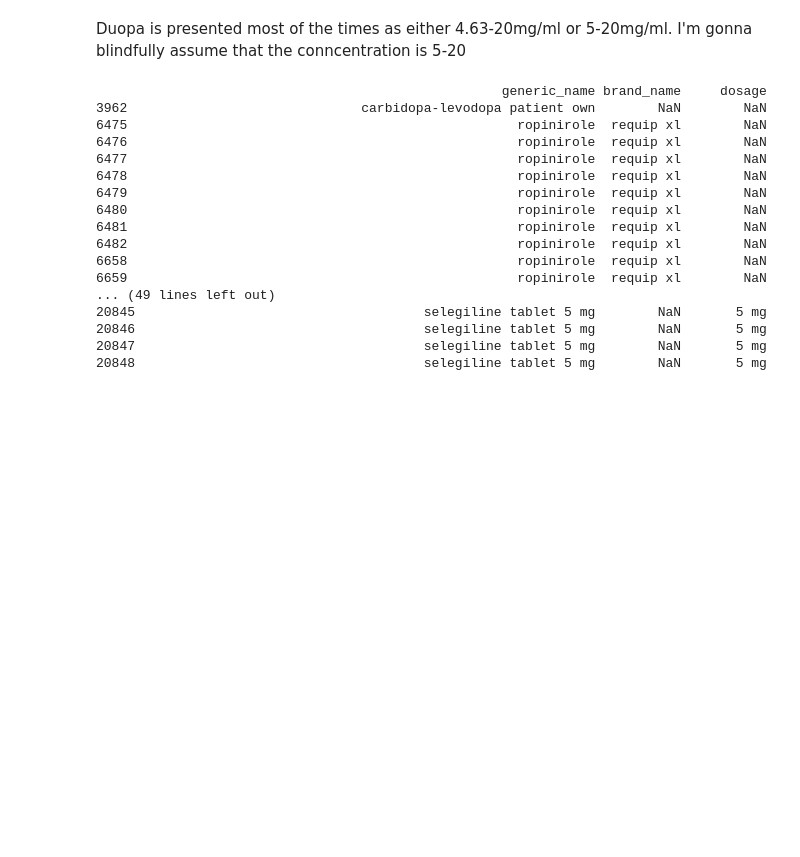
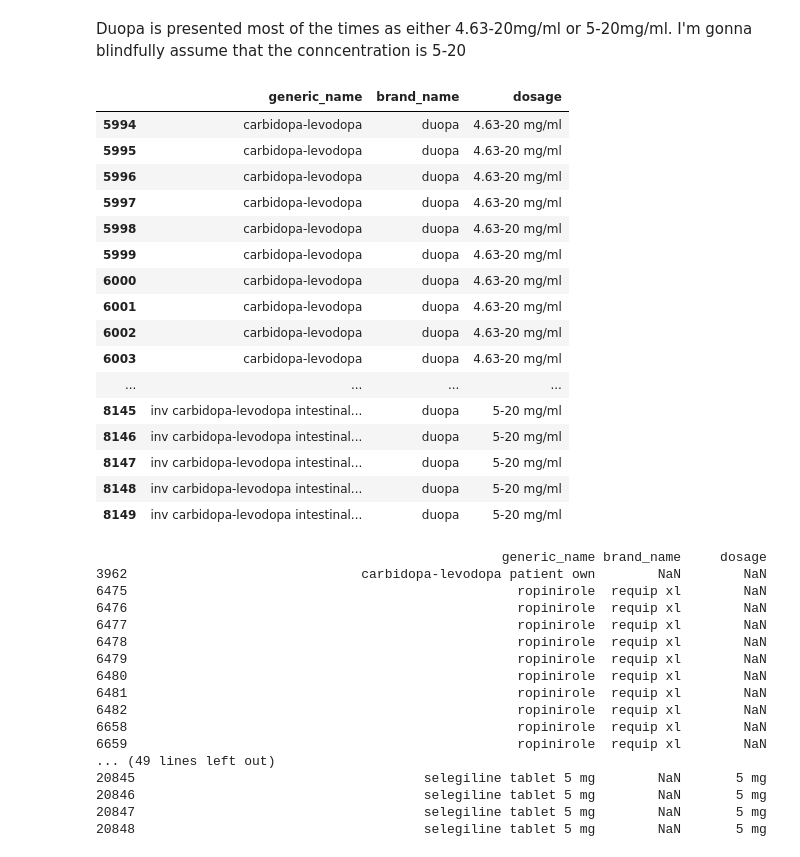
Before and after one commit to rdiazrincon/motor_fluctuations_pd, a Jupyter notebook: motor_fluctuations_pd.ipynb, the cells around one changed output. Drawn from its saved outputs; the diff is of its cells as text; code cells hidden in the pictures; blank space fills up the shorter version.

```diff
--- a/motor_fluctuations_pd.ipynb
+++ b/motor_fluctuations_pd.ipynb
@@ -372,39 +395,39 @@ drug_names_pattern = r"([\w\s-]+)\s(?:\(([\w\s-]+)\)\s*)?"
 dosage_pattern = r"\d+(?:\.\d+)?(?:-\d+(?:\.\d+)?)*(?:\s*(?:mg/ml|mg|ml))(?:/hr)?"
 
 # Initialize empty lists
-generic_names = []
-brand_names = []
-dosages = []
+generic_names_de = []
+brand_names_de = []
+dosages_de = []
 
 # Extract information and populate the lists
 for string in drugs_used_drug_exposure:
     drug_name_match = re.findall(drug_names_pattern, string)
     if drug_name_match:
         generic_name, brand_name = drug_name_match[0]
-        generic_names.append(generic_name)
+        generic_names_de.append(generic_name)
 
         if brand_name:
-            brand_names.append(brand_name)
+            brand_names_de.append(brand_name)
         else:
-            brand_names.append(np.nan)
+            brand_names_de.append(np.nan)
 
         dosage_match = re.findall(dosage_pattern, string)
 
         if dosage_match:
-            dosages.append(dosage_match[0])
+            dosages_de.append(dosage_match[0])
         else:
-            dosages.append(np.nan)
+            dosages_de.append(np.nan)
     else:
         # Nice way to remove outlier and keeping the length the same
         print(string)
-        generic_names.append(np.nan)
+        generic_names_de.append(np.nan)
 
 
 # Create DataFrame
 pd_data_drug_exposure = pd.DataFrame({
-    "generic_name": generic_names,
-    "brand_name": brand_names,
-    "dosage": dosages
+    "generic_name": generic_names_de,
+    "brand_name": brand_names_de,
+    "dosage": dosages_de
 })
 # %%
 pd_data.sample(20)
@@ -829,7 +848,34 @@ Duopa is presented most of the times as either 4.63-20mg/ml or 5-20mg/ml. I'm go
 pd_data_drug_exposure['brand_name'].iloc[8137:8150] = 'duopa'
 # If the drug is asctually duopa
 pd_data_drug_exposure['brand_name'].iloc[8143:8150] = 'duopa'
-pd_data_drug_exposure['dosage'].iloc[8143:8150] = '20-5mg/ml'
+pd_data_drug_exposure['generic_name'].iloc[8143:8150] = 'duopa'
+
+# Changing order for dosage and generic_name of levodopa-carbidopa
+pd_data_drug_exposure['dosage'].iloc[8137:8143] = '5-20 mg/ml'
+pd_data_drug_exposure['generic_name'].iloc[8137:8143] = 'inv carbidopa-levodopa intestinal gel'
+
+pd_data_drug_exposure['dosage'].iloc[8143:8150] = '5-20 mg/ml'
+pd_data_drug_exposure['generic_name'].iloc[8143:8150] = 'inv carbidopa-levodopa intestinal gel pump'
+# %%
+pd_data_drug_exposure[pd_data_drug_exposure['brand_name'] == 'duopa']
+# %% [output]
+|  | generic_name | brand_name | dosage |
+| 5994 | carbidopa-levodopa | duopa | 4.63-20 mg/ml |
+| 5995 | carbidopa-levodopa | duopa | 4.63-20 mg/ml |
+| 5996 | carbidopa-levodopa | duopa | 4.63-20 mg/ml |
+| 5997 | carbidopa-levodopa | duopa | 4.63-20 mg/ml |
+| 5998 | carbidopa-levodopa | duopa | 4.63-20 mg/ml |
+| 5999 | carbidopa-levodopa | duopa | 4.63-20 mg/ml |
+| 6000 | carbidopa-levodopa | duopa | 4.63-20 mg/ml |
+| 6001 | carbidopa-levodopa | duopa | 4.63-20 mg/ml |
+| 6002 | carbidopa-levodopa | duopa | 4.63-20 mg/ml |
+| 6003 | carbidopa-levodopa | duopa | 4.63-20 mg/ml |
+| ... | ... | ... | ... |
+| 8145 | inv carbidopa-levodopa intestinal... | duopa | 5-20 mg/ml |
+| 8146 | inv carbidopa-levodopa intestinal... | duopa | 5-20 mg/ml |
+| 8147 | inv carbidopa-levodopa intestinal... | duopa | 5-20 mg/ml |
+| 8148 | inv carbidopa-levodopa intestinal... | duopa | 5-20 mg/ml |
+| 8149 | inv carbidopa-levodopa intestinal... | duopa | 5-20 mg/ml |
 # %%
 print(pd_data_drug_exposure[pd_data_drug_exposure.isnull().any(axis=1)].to_string())
 # %% [output]
```
Also changed, not shown: parts of 51 cells of this notebook.
